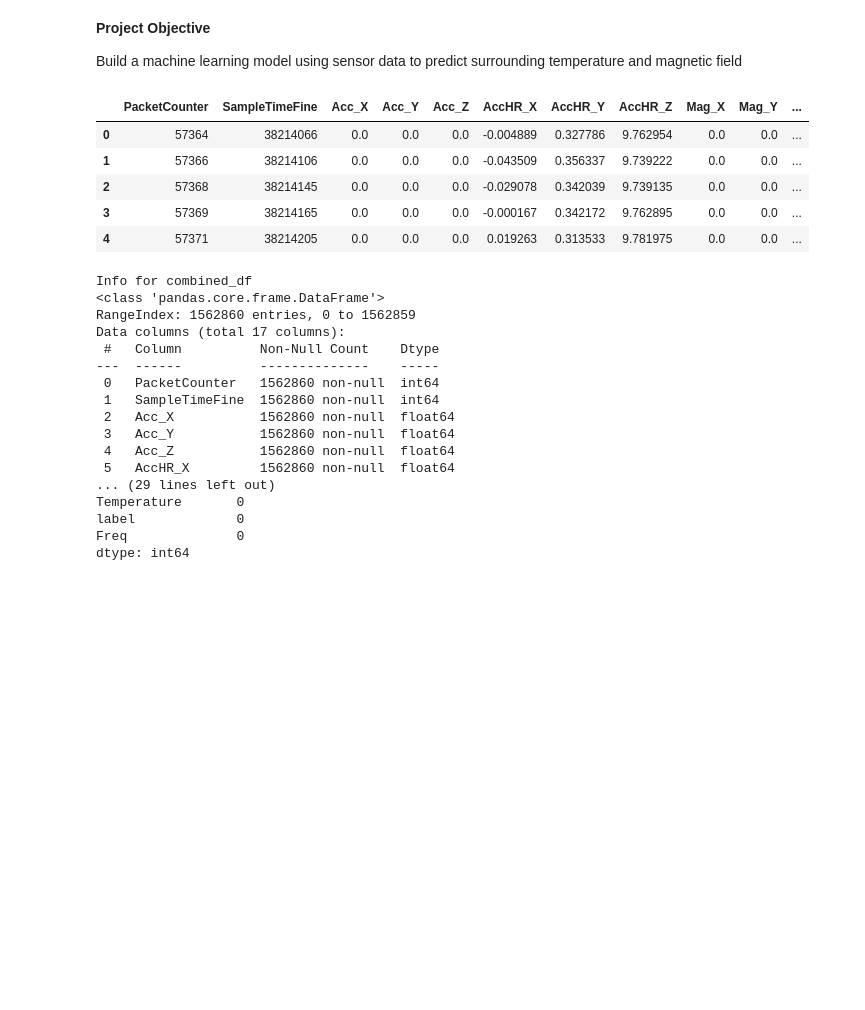
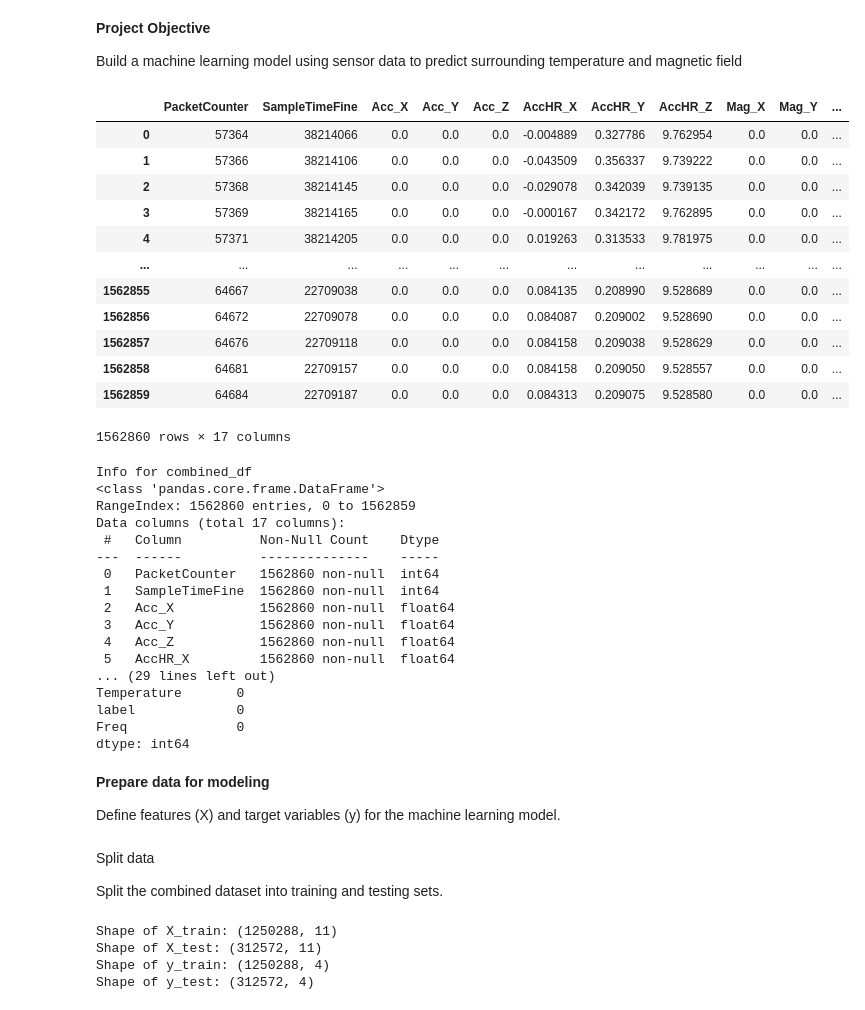
Before and after one commit to Samplergithub769/mtu-xsens-imu-Sensor, a Jupyter notebook: mtu_xsens_imu_Sensor.ipynb, the cells around one changed output. Cells and saved outputs as stored; diff of their text form; code cells hidden in the pictures; blank space fills up the shorter version.

```diff
--- a/mtu_xsens_imu_Sensor.ipynb
+++ b/mtu_xsens_imu_Sensor.ipynb
@@ -728,49 +728,60 @@ df_50hz['Freq']=50
 df_noise_50hz_cleaned['label']=1
 df_noise_50hz_cleaned['Freq']=50
 
 df_100hz['label']=0
 df_100hz['Freq']=100
 
 df_noise_100hz_cleaned['label']=1
 df_noise_100hz_cleaned['Freq']=100
 
 # Combine all dataframes
 combined_df=pd.concat([
     df_25hz,df_noise_25hz_cleaned,
     df_50hz,df_noise_50hz_cleaned,
     df_100hz,df_noise_100hz_cleaned
 ],ignore_index=True)
 
-# Display the first few rows of the combined dataframe
-display(combined_df.head())
+# Display the rows of the combined dataframe
+display(combined_df)
 
 #Display info and missing values for the combined dataframe
 print("\nInfo for combined_df")
 combined_df.info()
 
 print("\nMissing values in combined_df:")
 print(combined_df.isnull().sum())
 # %% [output]
 |  | PacketCounter | SampleTimeFine | Acc_X | Acc_Y | Acc_Z | AccHR_X | AccHR_Y | AccHR_Z | Mag_X | Mag_Y | ... |
 | 0 | 57364 | 38214066 | 0.0 | 0.0 | 0.0 | -0.004889 | 0.327786 | 9.762954 | 0.0 | 0.0 | ... |
 | 1 | 57366 | 38214106 | 0.0 | 0.0 | 0.0 | -0.043509 | 0.356337 | 9.739222 | 0.0 | 0.0 | ... |
 | 2 | 57368 | 38214145 | 0.0 | 0.0 | 0.0 | -0.029078 | 0.342039 | 9.739135 | 0.0 | 0.0 | ... |
 | 3 | 57369 | 38214165 | 0.0 | 0.0 | 0.0 | -0.000167 | 0.342172 | 9.762895 | 0.0 | 0.0 | ... |
 | 4 | 57371 | 38214205 | 0.0 | 0.0 | 0.0 | 0.019263 | 0.313533 | 9.781975 | 0.0 | 0.0 | ... |
+| ... | ... | ... | ... | ... | ... | ... | ... | ... | ... | ... | ... |
+| 1562855 | 64667 | 22709038 | 0.0 | 0.0 | 0.0 | 0.084135 | 0.208990 | 9.528689 | 0.0 | 0.0 | ... |
+| 1562856 | 64672 | 22709078 | 0.0 | 0.0 | 0.0 | 0.084087 | 0.209002 | 9.528690 | 0.0 | 0.0 | ... |
+| 1562857 | 64676 | 22709118 | 0.0 | 0.0 | 0.0 | 0.084158 | 0.209038 | 9.528629 | 0.0 | 0.0 | ... |
+| 1562858 | 64681 | 22709157 | 0.0 | 0.0 | 0.0 | 0.084158 | 0.209050 | 9.528557 | 0.0 | 0.0 | ... |
+| 1562859 | 64684 | 22709187 | 0.0 | 0.0 | 0.0 | 0.084313 | 0.209075 | 9.528580 | 0.0 | 0.0 | ... |
-Info for combined_df
-<class 'pandas.core.frame.DataFrame'>
-RangeIndex: 1562860 entries, 0 to 1562859
-Data columns (total 17 columns):
- #   Column          Non-Null Count    Dtype
----  ------          --------------    -----
- 0   PacketCounter   1562860 non-null  int64
- 1   SampleTimeFine  1562860 non-null  int64
- 2   Acc_X           1562860 non-null  float64
- 3   Acc_Y           1562860 non-null  float64
- 4   Acc_Z           1562860 non-null  float64
- 5   AccHR_X         1562860 non-null  float64
-... (29 lines left out)
-Temperature       0
-label             0
-Freq              0
-dtype: int64
+1562860 rows × 17 columns
+Info for combined_df
+<class 'pandas.core.frame.DataFrame'>
+RangeIndex: 1562860 entries, 0 to 1562859
+Data columns (total 17 columns):
+ #   Column          Non-Null Count    Dtype
+---  ------          --------------    -----
+ 0   PacketCounter   1562860 non-null  int64
+ 1   SampleTimeFine  1562860 non-null  int64
+ 2   Acc_X           1562860 non-null  float64
+ 3   Acc_Y           1562860 non-null  float64
+ 4   Acc_Z           1562860 non-null  float64
+ 5   AccHR_X         1562860 non-null  float64
+... (29 lines left out)
+Temperature       0
+label             0
+Freq              0
+dtype: int64
+# %% [markdown]
+**Prepare data for modeling**
+
+Define features (X) and target variables (y) for the machine learning model.
@@ -776,0 +794,19 @@ dtype: int64
+# %% [markdown]
+Split data
+
+
+Split the combined dataset into training and testing sets.
+# %%
+from sklearn.model_selection import train_test_split
+
+X_train, X_test, y_train, y_test = train_test_split(X, y, test_size=0.2, random_state=42)
+
+print("Shape of X_train:", X_train.shape)
+print("Shape of X_test:", X_test.shape)
+print("Shape of y_train:", y_train.shape)
+print("Shape of y_test:", y_test.shape)
+# %% [output]
+Shape of X_train: (1250288, 11)
+Shape of X_test: (312572, 11)
+Shape of y_train: (1250288, 4)
+Shape of y_test: (312572, 4)
```
Also changed, not shown: parts of 34 cells of this notebook.
